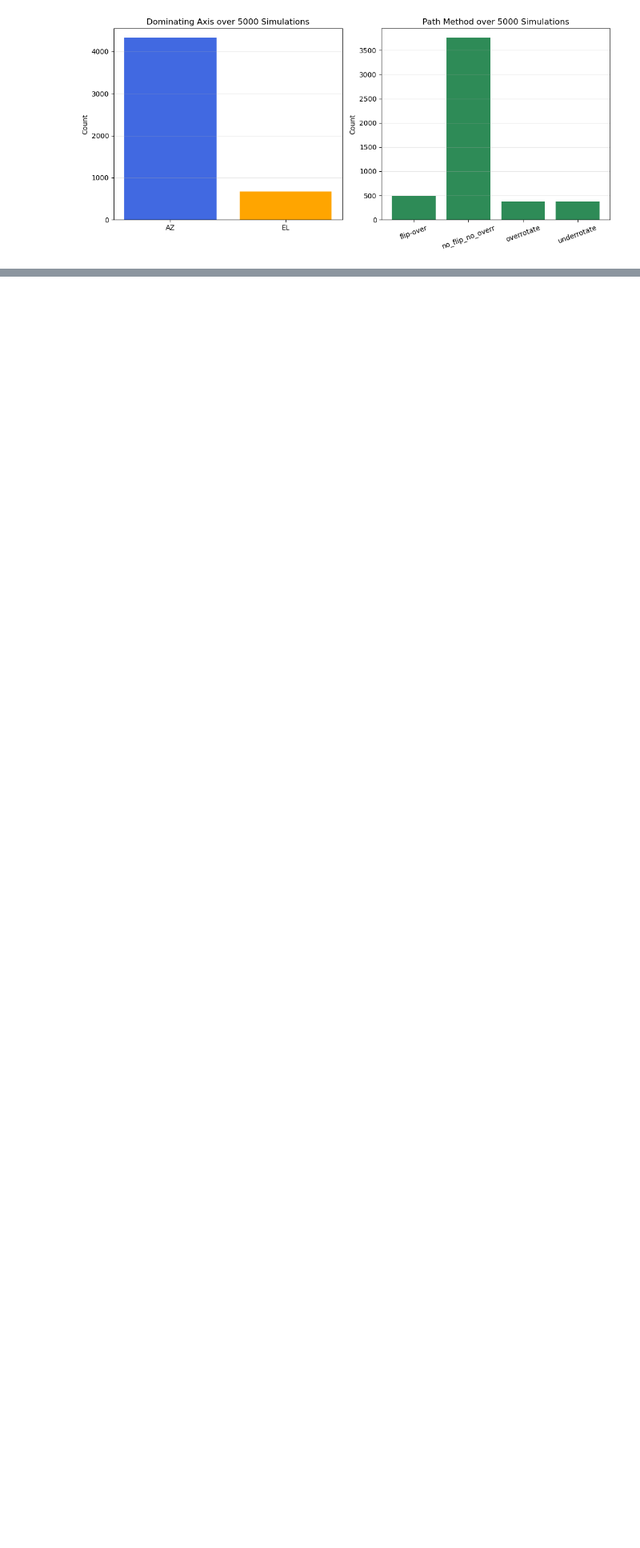
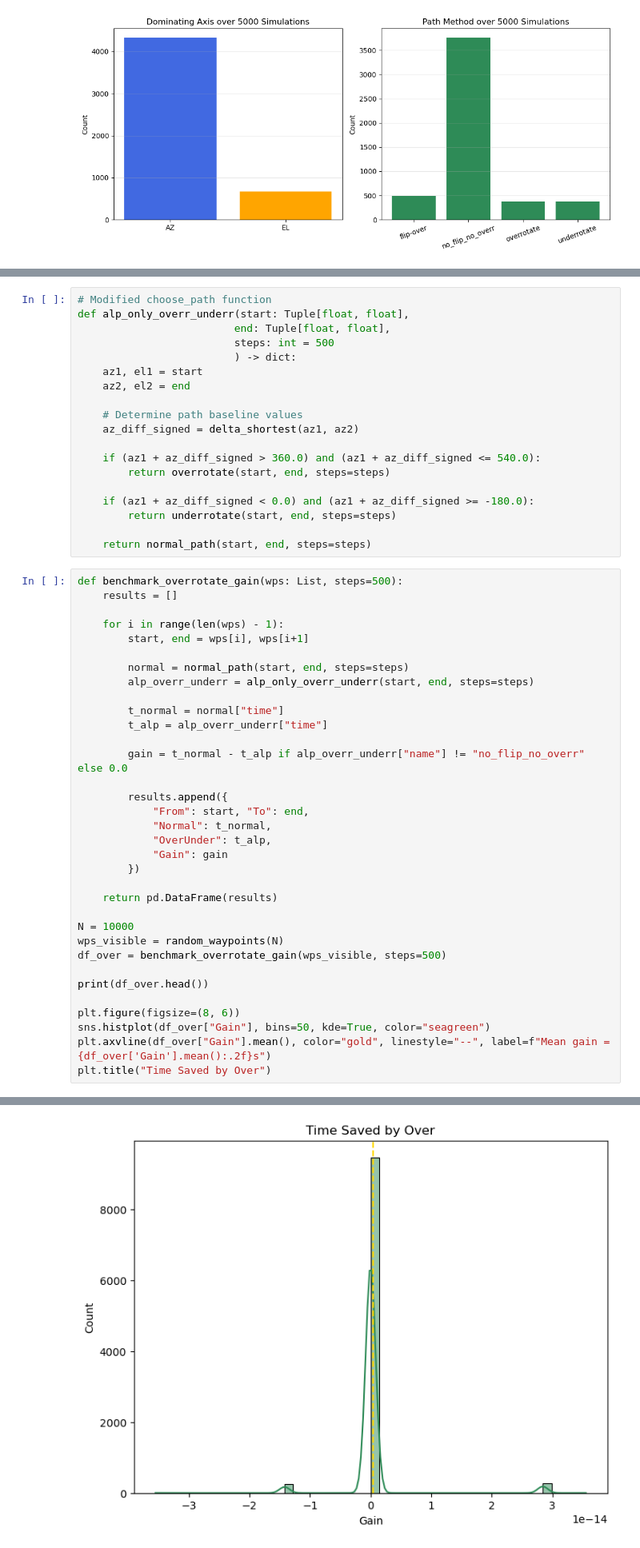
Before and after one commit to S-Wimmer1/Going-the-short-way, a Jupyter notebook: radtel2.0.ipynb, the cells around one changed output, grey strips where cells are left out. Shown at 80% size. Cells and saved outputs as stored; diff of their text form; blank space fills up the shorter version.

Commit message:
benchmarks

```diff
--- a/radtel2.0.ipynb
+++ b/radtel2.0.ipynb
@@ -1126,0 +1132,54 @@ plt.show()
+# %%
+# Modified choose_path function
+def alp_only_overr_underr(start: Tuple[float, float],
+                         end: Tuple[float, float],
+                         steps: int = 500
+                         ) -> dict:
+    az1, el1 = start
+    az2, el2 = end
+
+    # Determine path baseline values
+    az_diff_signed = delta_shortest(az1, az2)
+
+    if (az1 + az_diff_signed > 360.0) and (az1 + az_diff_signed <= 540.0):
+        return overrotate(start, end, steps=steps)
+
+    if (az1 + az_diff_signed < 0.0) and (az1 + az_diff_signed >= -180.0):
+        return underrotate(start, end, steps=steps)
+
+    return normal_path(start, end, steps=steps)
+# %%
+def benchmark_overrotate_gain(wps: List, steps=500):
+    results = []
+
+    for i in range(len(wps) - 1):
+        start, end = wps[i], wps[i+1]
+
+        normal = normal_path(start, end, steps=steps)
+        alp_overr_underr = alp_only_overr_underr(start, end, steps=steps)
+
+        t_normal = normal["time"]
+        t_alp = alp_overr_underr["time"]
+
+        gain = t_normal - t_alp if alp_overr_underr["name"] != "no_flip_no_overr" else 0.0
+
+        results.append({
+            "From": start, "To": end,
+            "Normal": t_normal,
+            "OverUnder": t_alp,
+            "Gain": gain
+        })
+
+    return pd.DataFrame(results)
+
+N = 10000
+wps_visible = random_waypoints(N)
+df_over = benchmark_overrotate_gain(wps_visible, steps=500)
+
+print(df_over.head())
+
+plt.figure(figsize=(8, 6))
+sns.histplot(df_over["Gain"], bins=50, kde=True, color="seagreen")
+plt.axvline(df_over["Gain"].mean(), color="gold", linestyle="--", label=f"Mean gain = {df_over['Gain'].mean():.2f}s")
+plt.title("Time Saved by Over")
+# %% [output]
@@ -1126,0 +1200 @@ plt.show()
+[figure, added]
```
Also changed, not shown: parts of 15 cells of this notebook.
